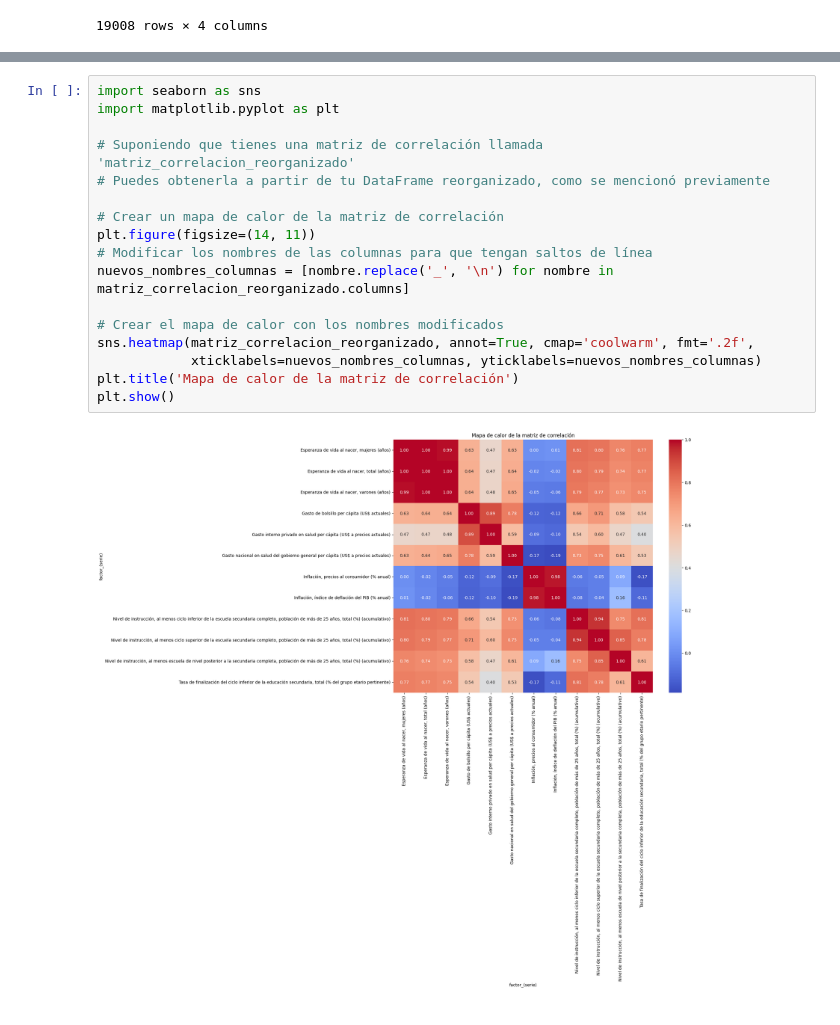
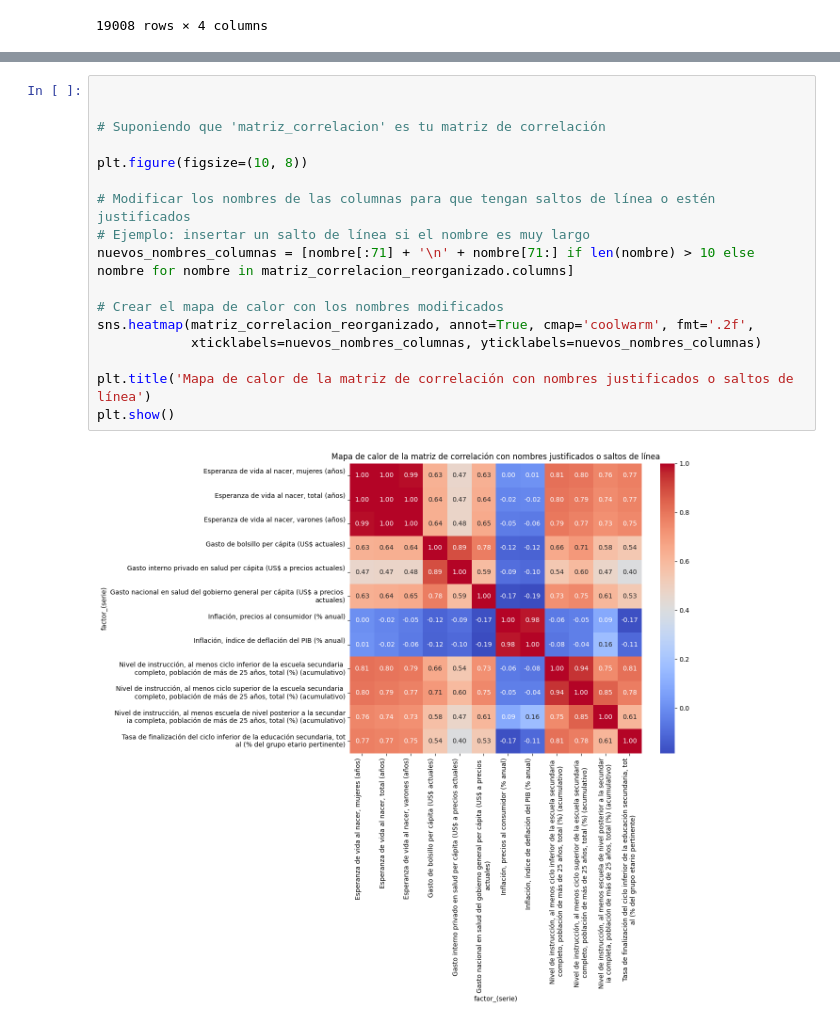
Before and after one commit to fercof87/PF-Esperanza-De-Vida, a Jupyter notebook: EDA/EDA_merge.ipynb, the cells around one changed output, grey strips where cells are left out. Drawn from its saved outputs; the diff is of its cells as text.

```diff
--- a/EDA/EDA_merge.ipynb
+++ b/EDA/EDA_merge.ipynb
@@ -112,21 +114,21 @@ matriz_correlacion_reorganizado
 | Nivel de instrucción, al menos es... | 0.757337 | 0.744752 | 0.727489 | 0.576051 | ... |
 | Tasa de finalización del ciclo in... | 0.774464 | 0.767229 | 0.753373 | 0.539025 | ... |
 # %%
-import seaborn as sns
-import matplotlib.pyplot as plt
 
-# Suponiendo que tienes una matriz de correlación llamada 'matriz_correlacion_reorganizado'
-# Puedes obtenerla a partir de tu DataFrame reorganizado, como se mencionó previamente
 
-# Crear un mapa de calor de la matriz de correlación
-plt.figure(figsize=(14, 11))
-# Modificar los nombres de las columnas para que tengan saltos de línea
-nuevos_nombres_columnas = [nombre.replace('_', '\n') for nombre in matriz_correlacion_reorganizado.columns]
+# Suponiendo que 'matriz_correlacion' es tu matriz de correlación
+
+plt.figure(figsize=(10, 8))
+
+# Modificar los nombres de las columnas para que tengan saltos de línea o estén justificados
+# Ejemplo: insertar un salto de línea si el nombre es muy largo
+nuevos_nombres_columnas = [nombre[:71] + '\n' + nombre[71:] if len(nombre) > 10 else nombre for nombre in matriz_correlacion_reorganizado.columns]
 
 # Crear el mapa de calor con los nombres modificados
 sns.heatmap(matriz_correlacion_reorganizado, annot=True, cmap='coolwarm', fmt='.2f',
             xticklabels=nuevos_nombres_columnas, yticklabels=nuevos_nombres_columnas)
-plt.title('Mapa de calor de la matriz de correlación')
+
+plt.title('Mapa de calor de la matriz de correlación con nombres justificados o saltos de línea')
 plt.show()
 # %% [output]
-[figure, old version]
+[figure, new version]
```
Also changed, not shown: parts of 1 cell of this notebook, 4 other files.
